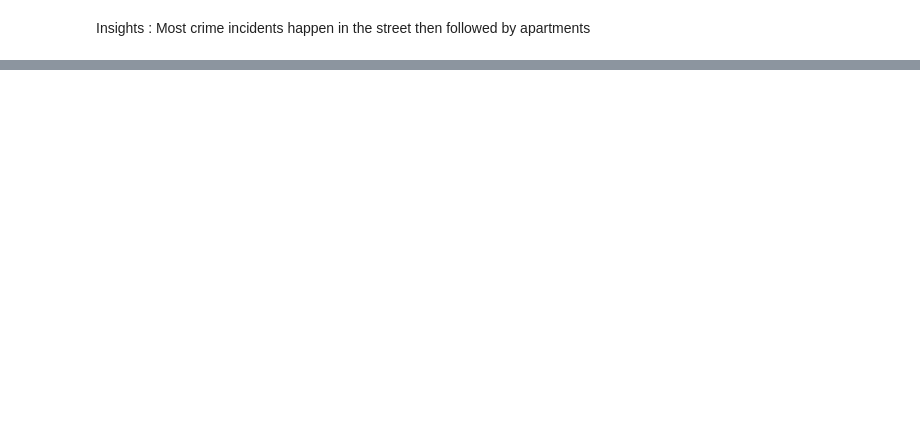
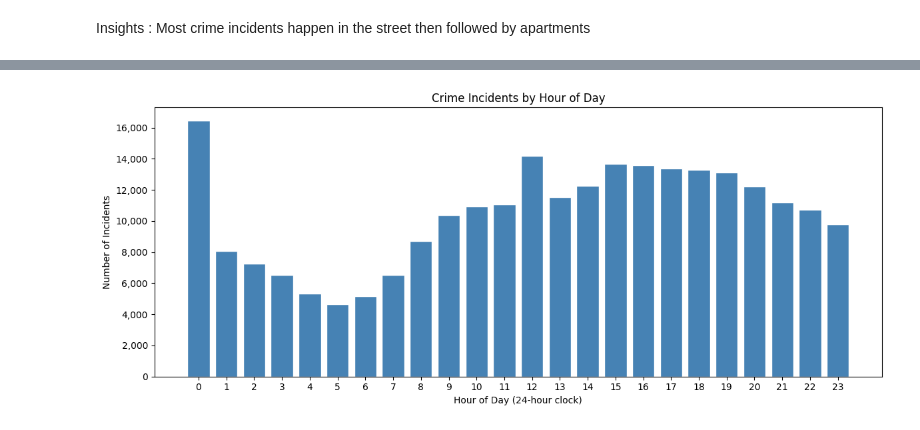
Before and after one commit to tracyvuleze2-sketch/Chicago-Crime-Analysis, a Jupyter notebook: chic_recent_crime_analysis.ipynb, the cells around one changed output, grey strips where cells are left out. Drawn from its saved outputs; the diff is of its cells as text; code cells hidden in the pictures; blank space fills up the shorter version.

```diff
--- a/chic_recent_crime_analysis.ipynb
+++ b/chic_recent_crime_analysis.ipynb
@@ -469,0 +532,17 @@ Insights : Most crime incidents happen in the street then followed by apartments
+# %%
+# Figure 3: Hourly distribution of crimes
+# Midnight (hour 0) has the highest count, likely because unspecified times default to 00:00.
+hourly = df.groupby('hour').size().reset_index(name='count')
+
+fig, ax = plt.subplots(figsize=(12, 5))
+ax.bar(hourly['hour'], hourly['count'], color='steelblue', edgecolor='white')
+ax.set_xlabel('Hour of Day (24-hour clock)')
+ax.set_ylabel('Number of Incidents')
+ax.set_title('Crime Incidents by Hour of Day')
+ax.set_xticks(range(24))
+ax.yaxis.set_major_formatter(mticker.FuncFormatter(lambda x, _: f'{int(x):,}'))
+plt.tight_layout()
+plt.savefig('fig3_hourly.png', dpi=150, bbox_inches='tight')
+plt.show()
+# %% [output]
+[figure, added]
```
Also changed, not shown: parts of 29 cells of this notebook, 7 other files.
